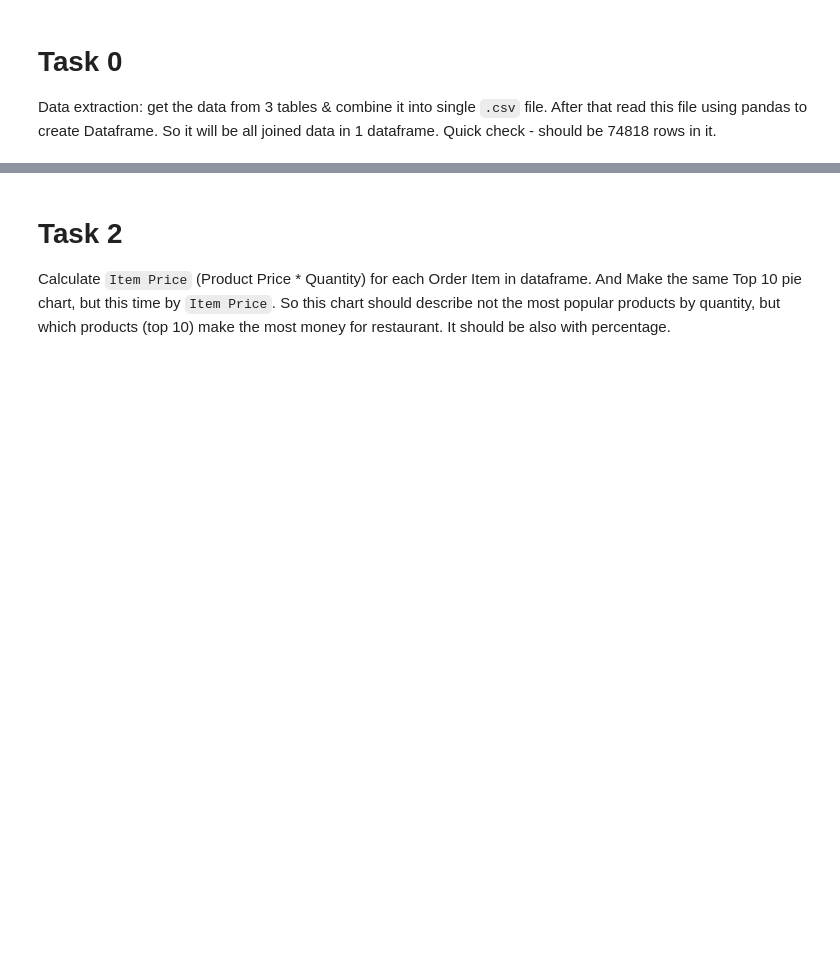
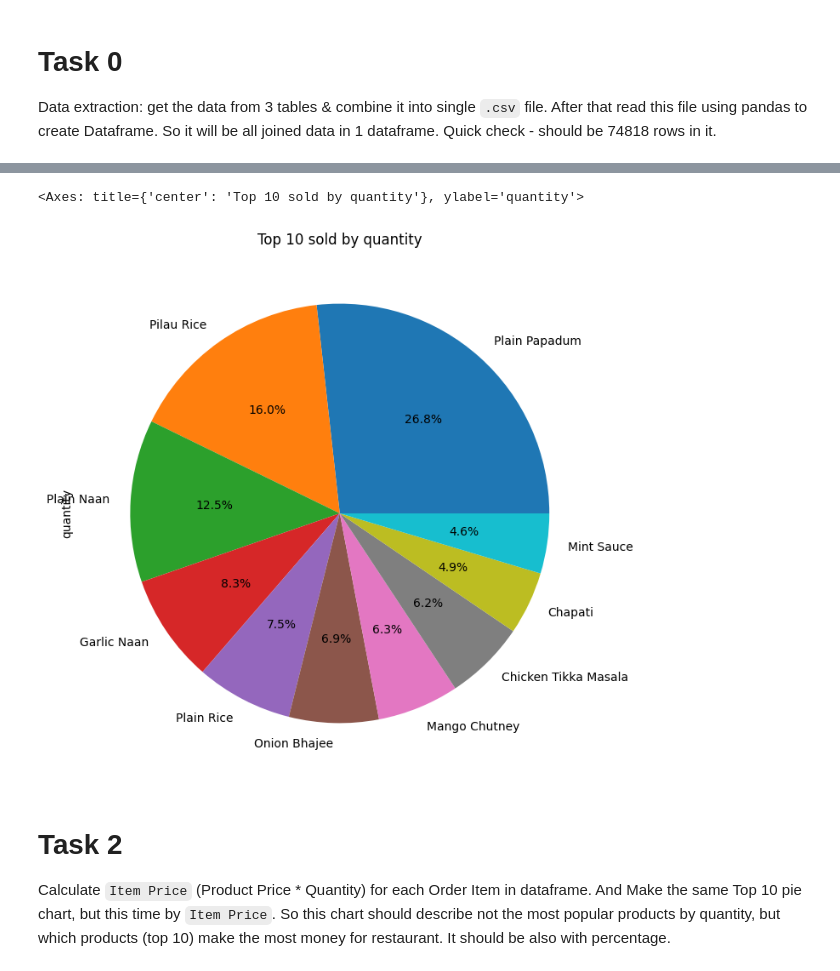
Before and after one commit to mate-academy/py-restaurant-data-analysis, a Jupyter notebook: app/main.ipynb, the cells around one changed output, grey strips where cells are left out. Saved outputs shown, nothing was run; the diff lists cells and outputs as text; code cells hidden in the pictures; blank space fills up the shorter version.

```diff
--- a/app/main.ipynb
+++ b/app/main.ipynb
@@ -48,10 +59,19 @@ Example:
 
 ![pie chart](../demo/pie.png)
 # %%
-top_popular = df.groupby("name").quantity.sum().sort_values(ascending=False).head(10)
-top_popular
-
-top_popular.plot.pie(labels=top_popular.index, autopct="%1.1f%%", title="Top 10 sold by quantity", figsize=(8, 8))
+top_popular = (
+    df.groupby("name").quantity.sum()
+    .sort_values(ascending=False).head(10)
+)
+top_popular.plot.pie(
+    labels=top_popular.index,
+    autopct="%1.1f%%",
+    title="Top 10 sold by quantity",
+    figsize=(8, 8)
+)
+# %% [output]
+<Axes: title={'center': 'Top 10 sold by quantity'}, ylabel='quantity'>
+[figure, added]
 # %% [markdown]
 # Task 2
 Calculate `Item Price` (Product Price * Quantity) for each Order Item in dataframe.
```
Also changed, not shown: parts of 5 cells of this notebook.
